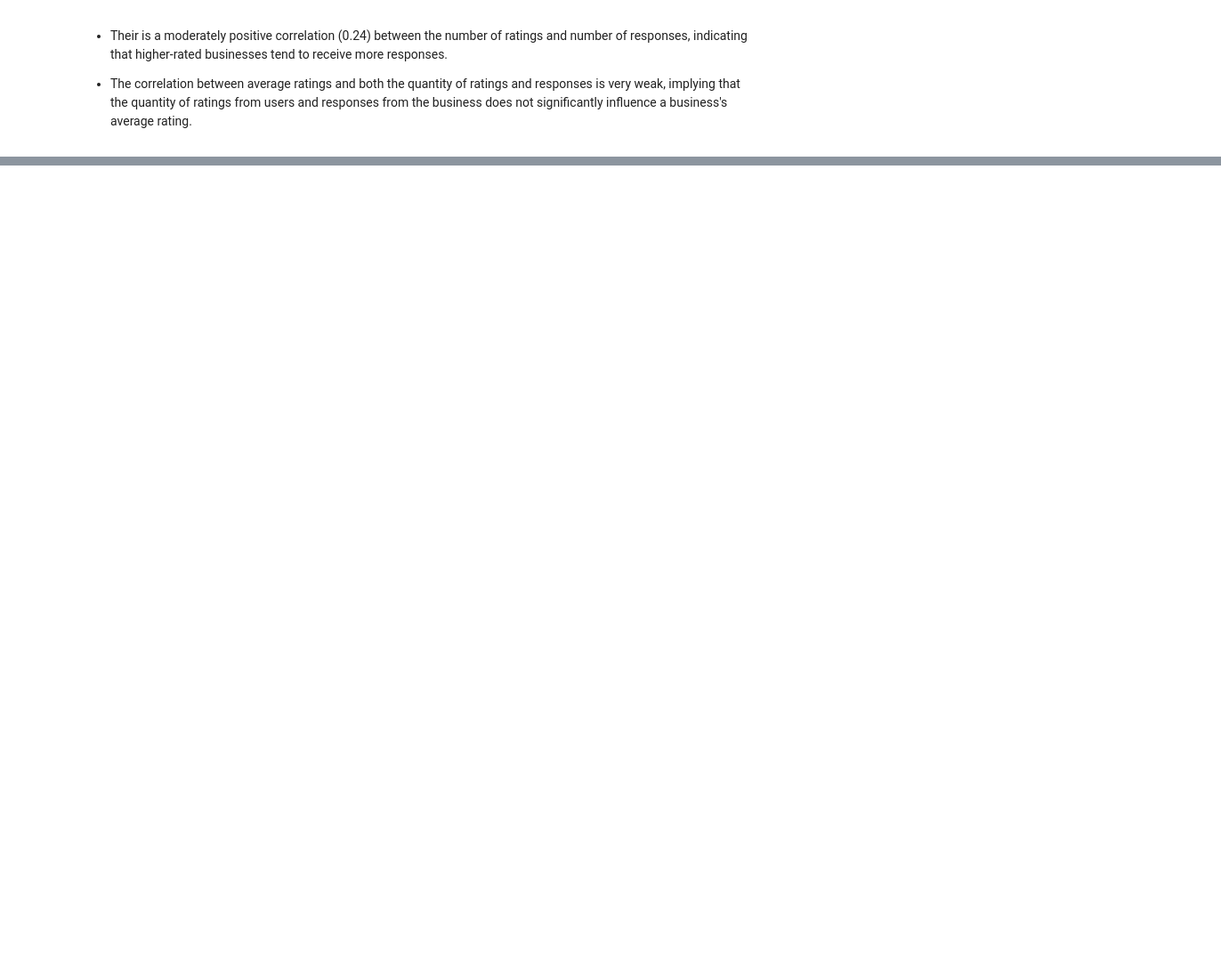
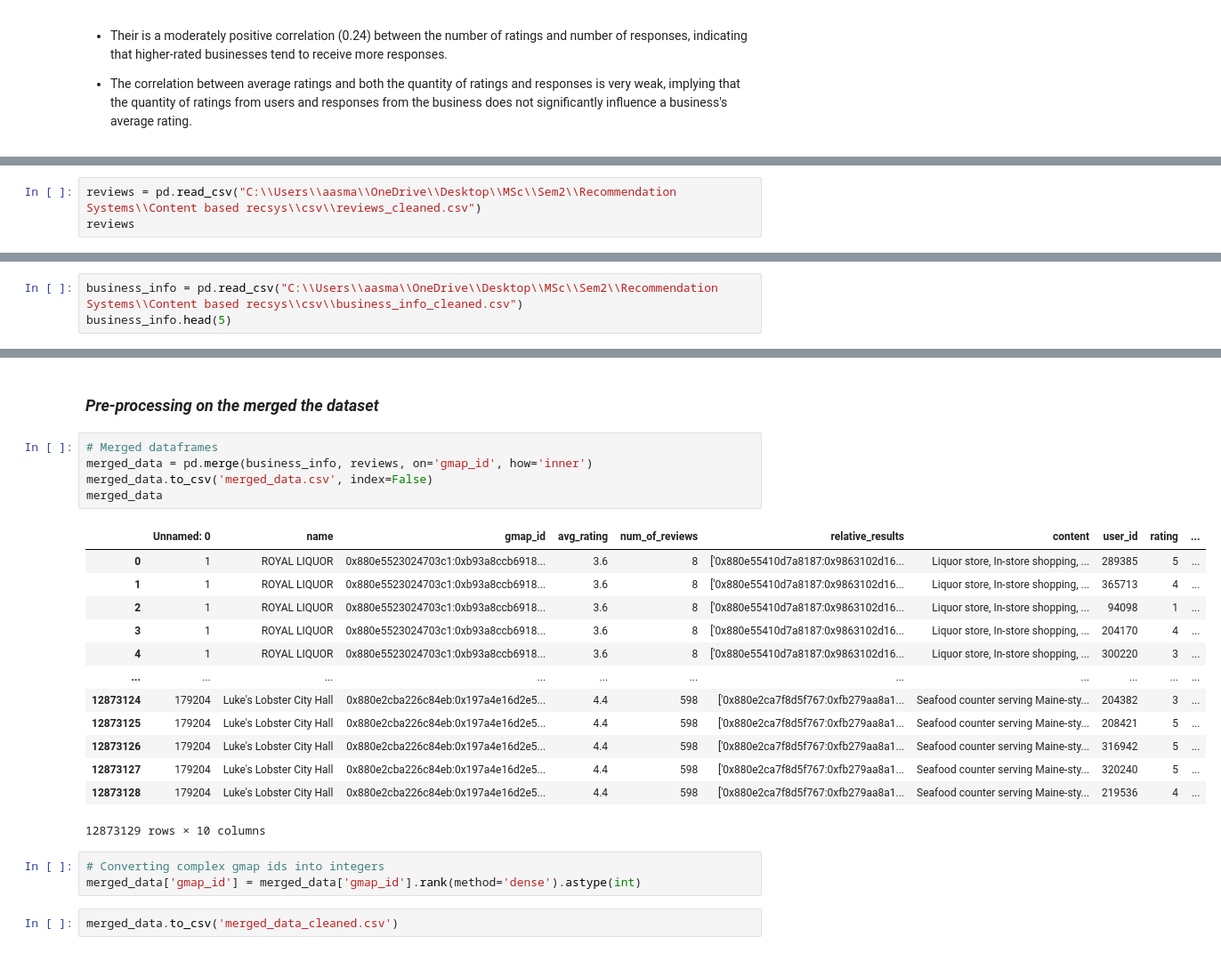
Before and after one commit to preyali/IT492_Pheonix_1, a Jupyter notebook: EDA_FeatureExtraction.ipynb, the cells around one changed output, grey strips where cells are left out. Shown: that part at 89% size. Saved outputs shown, nothing was run; the diff lists cells and outputs as text; blank space fills up the shorter version.

```diff
--- a/EDA_FeatureExtraction.ipynb
+++ b/EDA_FeatureExtraction.ipynb
@@ -540,0 +581,3 @@ plt.show()
+# %%
+reviews = pd.read_csv("C:\\Users\\aasma\\OneDrive\\Desktop\\MSc\\Sem2\\Recommendation Systems\\Content based recsys\\csv\\reviews_cleaned.csv")
+reviews
@@ -540,0 +748,3 @@ plt.show()
+# %%
+business_info = pd.read_csv("C:\\Users\\aasma\\OneDrive\\Desktop\\MSc\\Sem2\\Recommendation Systems\\Content based recsys\\csv\\business_info_cleaned.csv")
+business_info.head(5)
@@ -540,0 +758,26 @@ plt.show()
+# %% [markdown]
+###  *Pre-processing on the merged the dataset*
+# %%
+# Merged dataframes
+merged_data = pd.merge(business_info, reviews, on='gmap_id', how='inner')
+merged_data.to_csv('merged_data.csv', index=False)
+merged_data
+# %% [output]
+|  | Unnamed: 0 | name | gmap_id | avg_rating | num_of_reviews | relative_results | content | user_id | rating | ... |
+| 0 | 1 | ROYAL LIQUOR | 0x880e5523024703c1:0xb93a8ccb6918... | 3.6 | 8 | ['0x880e55410d7a8187:0x9863102d16... | Liquor store, In-store shopping, ... | 289385 | 5 | ... |
+| 1 | 1 | ROYAL LIQUOR | 0x880e5523024703c1:0xb93a8ccb6918... | 3.6 | 8 | ['0x880e55410d7a8187:0x9863102d16... | Liquor store, In-store shopping, ... | 365713 | 4 | ... |
+| 2 | 1 | ROYAL LIQUOR | 0x880e5523024703c1:0xb93a8ccb6918... | 3.6 | 8 | ['0x880e55410d7a8187:0x9863102d16... | Liquor store, In-store shopping, ... | 94098 | 1 | ... |
+| 3 | 1 | ROYAL LIQUOR | 0x880e5523024703c1:0xb93a8ccb6918... | 3.6 | 8 | ['0x880e55410d7a8187:0x9863102d16... | Liquor store, In-store shopping, ... | 204170 | 4 | ... |
+| 4 | 1 | ROYAL LIQUOR | 0x880e5523024703c1:0xb93a8ccb6918... | 3.6 | 8 | ['0x880e55410d7a8187:0x9863102d16... | Liquor store, In-store shopping, ... | 300220 | 3 | ... |
+| ... | ... | ... | ... | ... | ... | ... | ... | ... | ... | ... |
+| 12873124 | 179204 | Luke's Lobster City Hall | 0x880e2cba226c84eb:0x197a4e16d2e5... | 4.4 | 598 | ['0x880e2ca7f8d5f767:0xfb279aa8a1... | Seafood counter serving Maine-sty... | 204382 | 3 | ... |
+| 12873125 | 179204 | Luke's Lobster City Hall | 0x880e2cba226c84eb:0x197a4e16d2e5... | 4.4 | 598 | ['0x880e2ca7f8d5f767:0xfb279aa8a1... | Seafood counter serving Maine-sty... | 208421 | 5 | ... |
+| 12873126 | 179204 | Luke's Lobster City Hall | 0x880e2cba226c84eb:0x197a4e16d2e5... | 4.4 | 598 | ['0x880e2ca7f8d5f767:0xfb279aa8a1... | Seafood counter serving Maine-sty... | 316942 | 5 | ... |
+| 12873127 | 179204 | Luke's Lobster City Hall | 0x880e2cba226c84eb:0x197a4e16d2e5... | 4.4 | 598 | ['0x880e2ca7f8d5f767:0xfb279aa8a1... | Seafood counter serving Maine-sty... | 320240 | 5 | ... |
+| 12873128 | 179204 | Luke's Lobster City Hall | 0x880e2cba226c84eb:0x197a4e16d2e5... | 4.4 | 598 | ['0x880e2ca7f8d5f767:0xfb279aa8a1... | Seafood counter serving Maine-sty... | 219536 | 4 | ... |
+12873129 rows × 10 columns
+# %%
+# Converting complex gmap ids into integers
+merged_data['gmap_id'] = merged_data['gmap_id'].rank(method='dense').astype(int)
+# %%
+merged_data.to_csv('merged_data_cleaned.csv')
```
Also changed, not shown: parts of 31 cells of this notebook.
